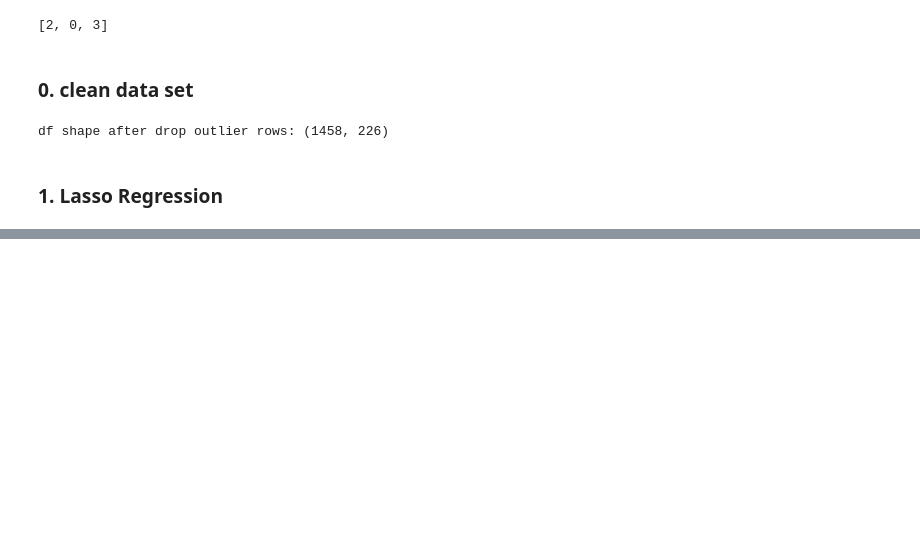
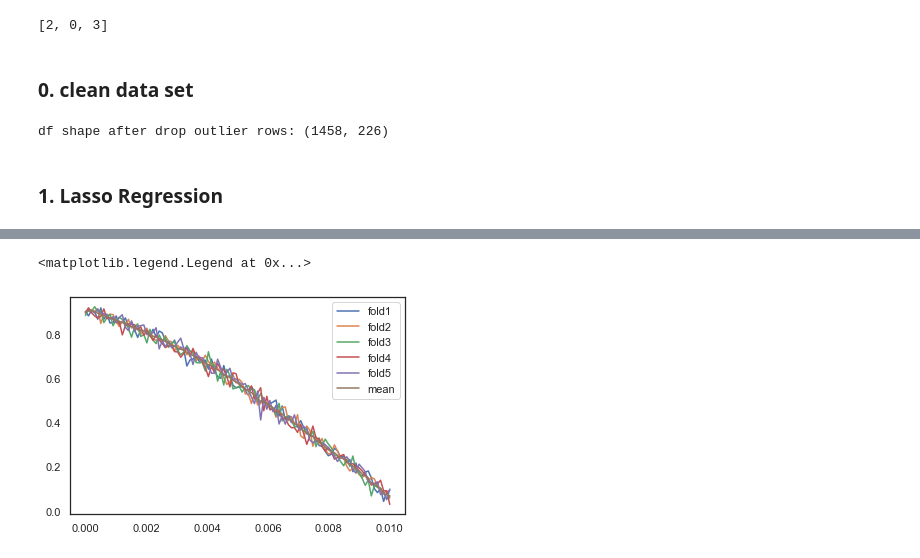
Before and after one commit to zackzbar/ml_houseprice_iowa, a Jupyter notebook: lu/scripts/ml_houseprice_eda.ipynb, the cells around one changed output, grey strips where cells are left out. Saved outputs shown, nothing was run; the diff lists cells and outputs as text; code cells hidden in the pictures; blank space fills up the shorter version.

```diff
--- a/lu/scripts/ml_houseprice_eda.ipynb
+++ b/lu/scripts/ml_houseprice_eda.ipynb
@@ -326,0 +360,7 @@ coefs_lasso.head()
+# %%
+for name in scores_lasso.columns:
+    plt.plot(scores_lasso.index, scores_lasso[name], label = name)
+plt.legend(loc = 1)
+# %% [output]
+<matplotlib.legend.Legend at 0x...>
+[figure, added]
```
Also changed, not shown: parts of 11 cells of this notebook.
